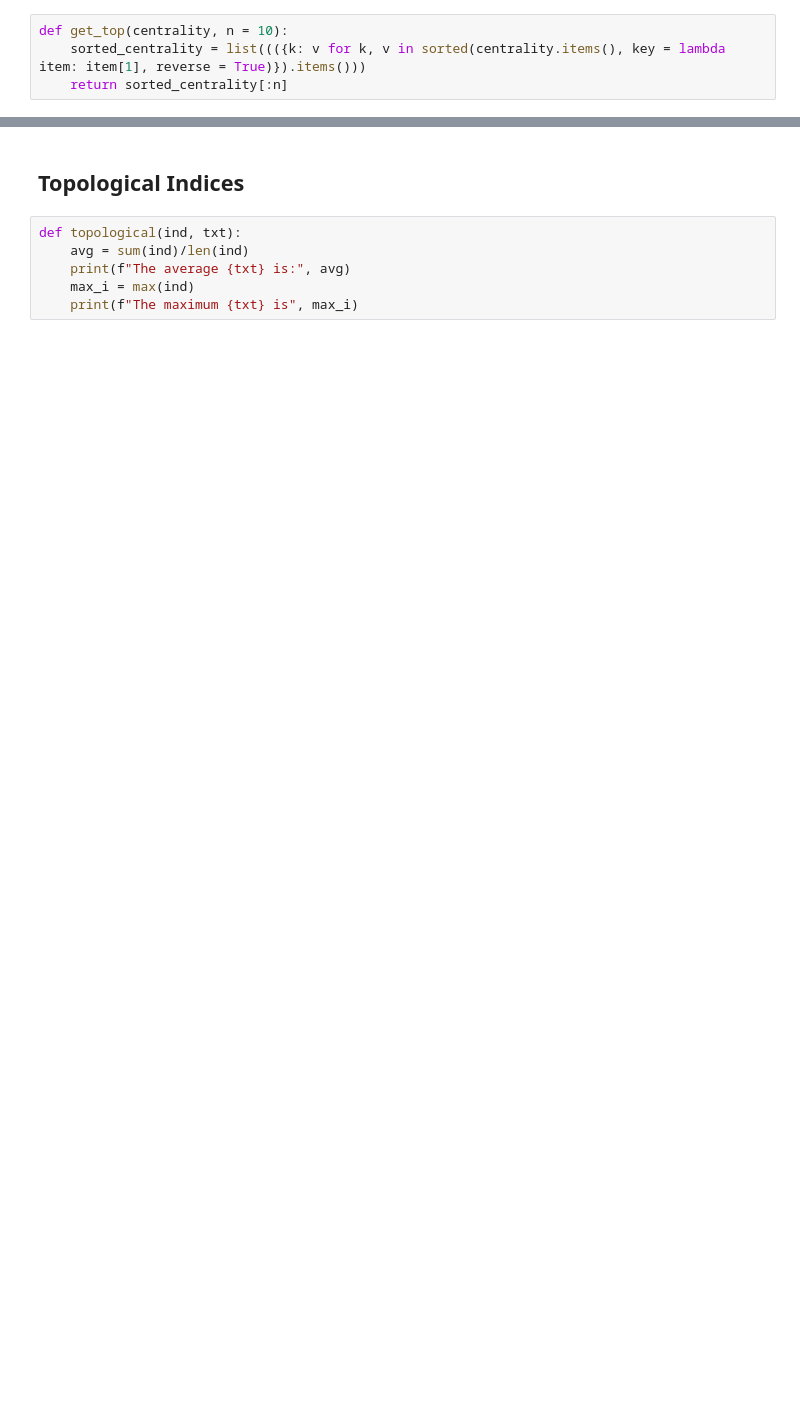
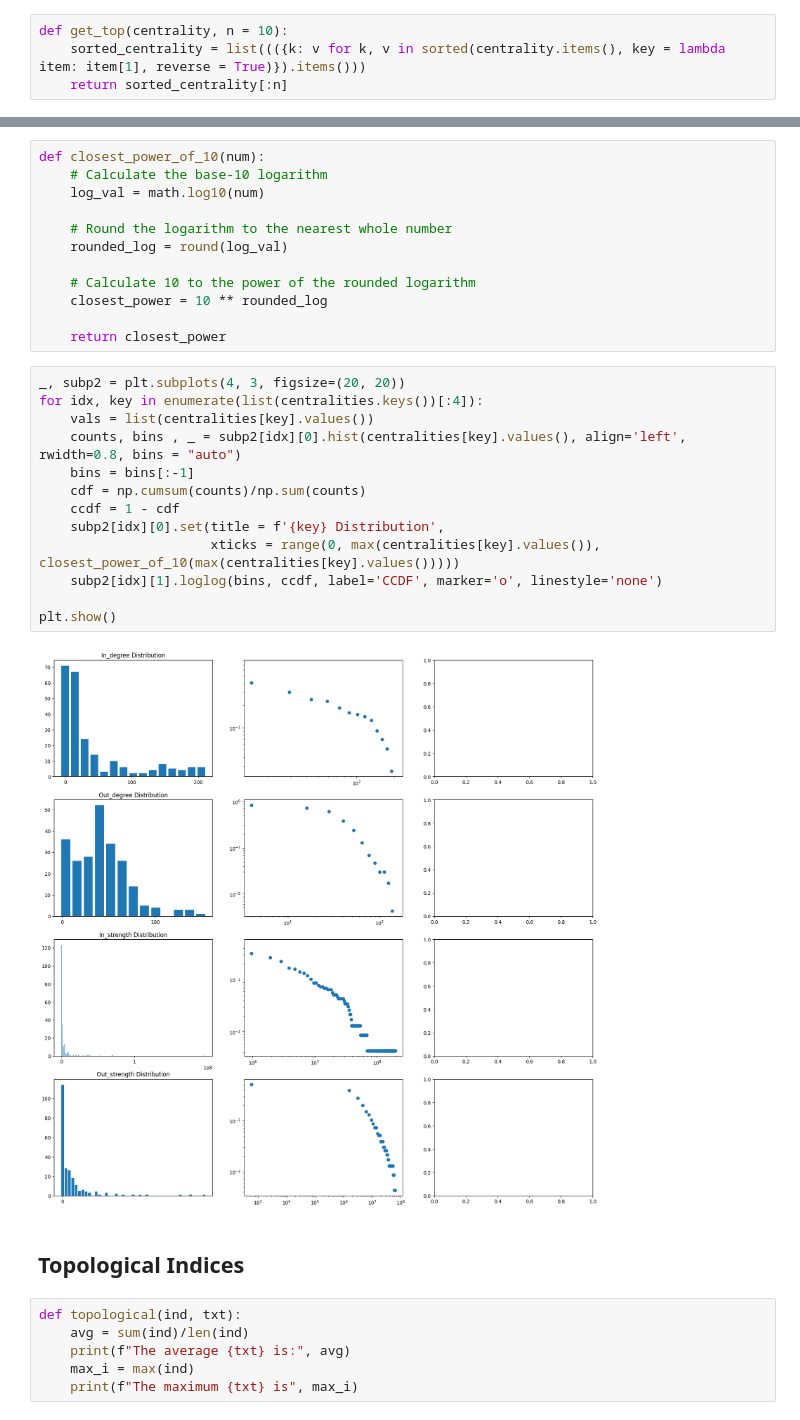
Before and after one commit to Ethangx8/AdvancedDataScienceCN, a Jupyter notebook: notebook/notebook.ipynb, the cells around one changed output, grey strips where cells are left out. Drawn from its saved outputs; the diff is of its cells as text; blank space fills up the shorter version.

```diff
--- a/notebook/notebook.ipynb
+++ b/notebook/notebook.ipynb
@@ -177,3 +183,30 @@ plt.show()
+# %%
+def closest_power_of_10(num):
+    # Calculate the base-10 logarithm
+    log_val = math.log10(num)
+
+    # Round the logarithm to the nearest whole number
+    rounded_log = round(log_val)
+
+    # Calculate 10 to the power of the rounded logarithm
+    closest_power = 10 ** rounded_log
+
+    return closest_power
+# %%
+_, subp2 = plt.subplots(4, 3, figsize=(20, 20))
+for idx, key in enumerate(list(centralities.keys())[:4]):
+    vals = list(centralities[key].values())
+    counts, bins , _ = subp2[idx][0].hist(centralities[key].values(), align='left', rwidth=0.8, bins = "auto")
+    bins = bins[:-1]
+    cdf = np.cumsum(counts)/np.sum(counts)
+    ccdf = 1 - cdf
+    subp2[idx][0].set(title = f'{key} Distribution',
+                      xticks = range(0, max(centralities[key].values()), closest_power_of_10(max(centralities[key].values()))))
+    subp2[idx][1].loglog(bins, ccdf, label='CCDF', marker='o', linestyle='none')
+
+plt.show()
+# %% [output]
+[figure, added]
 # %% [markdown]
 ## Topological Indices
 # %%
```
Also changed, not shown: parts of 7 cells of this notebook.
